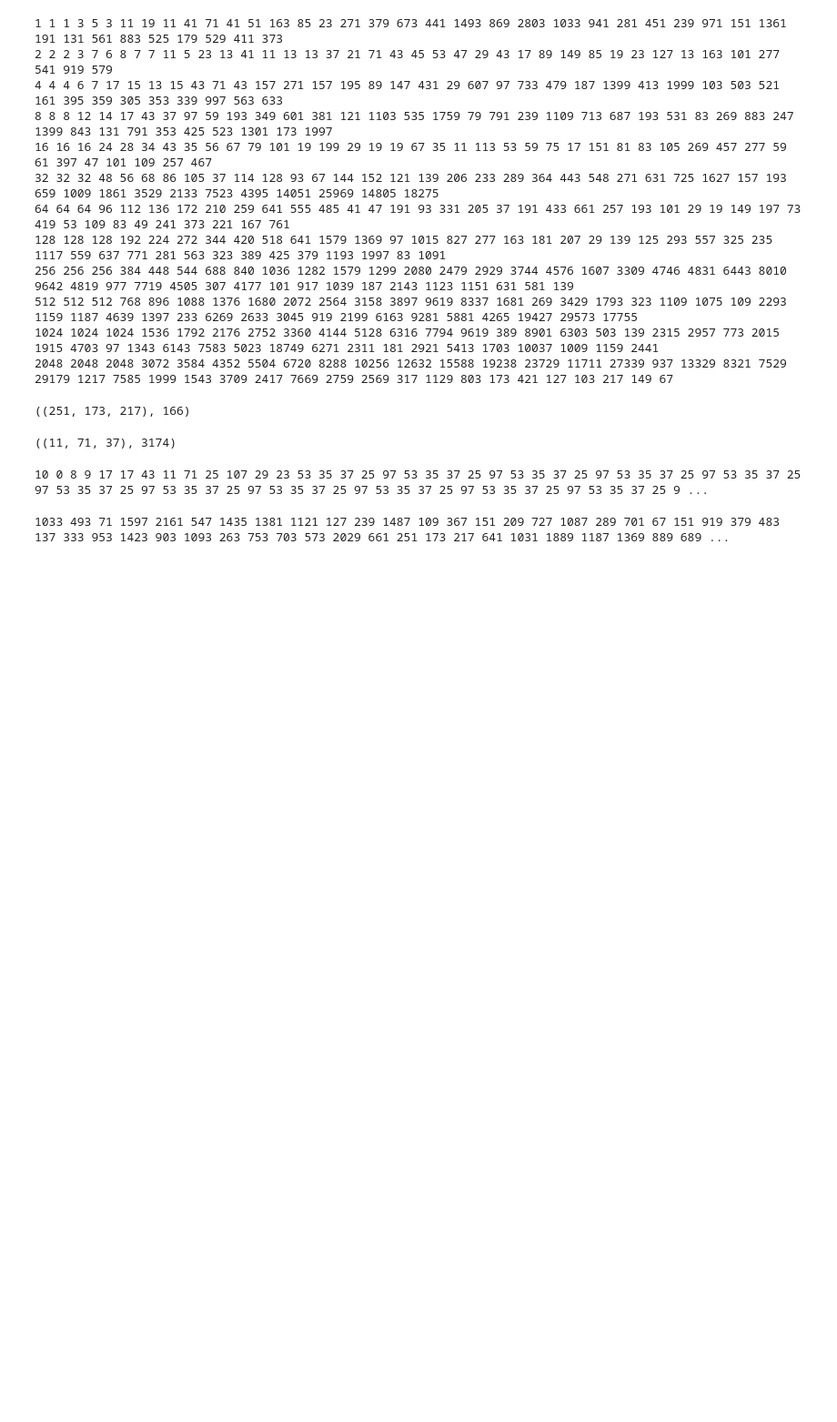
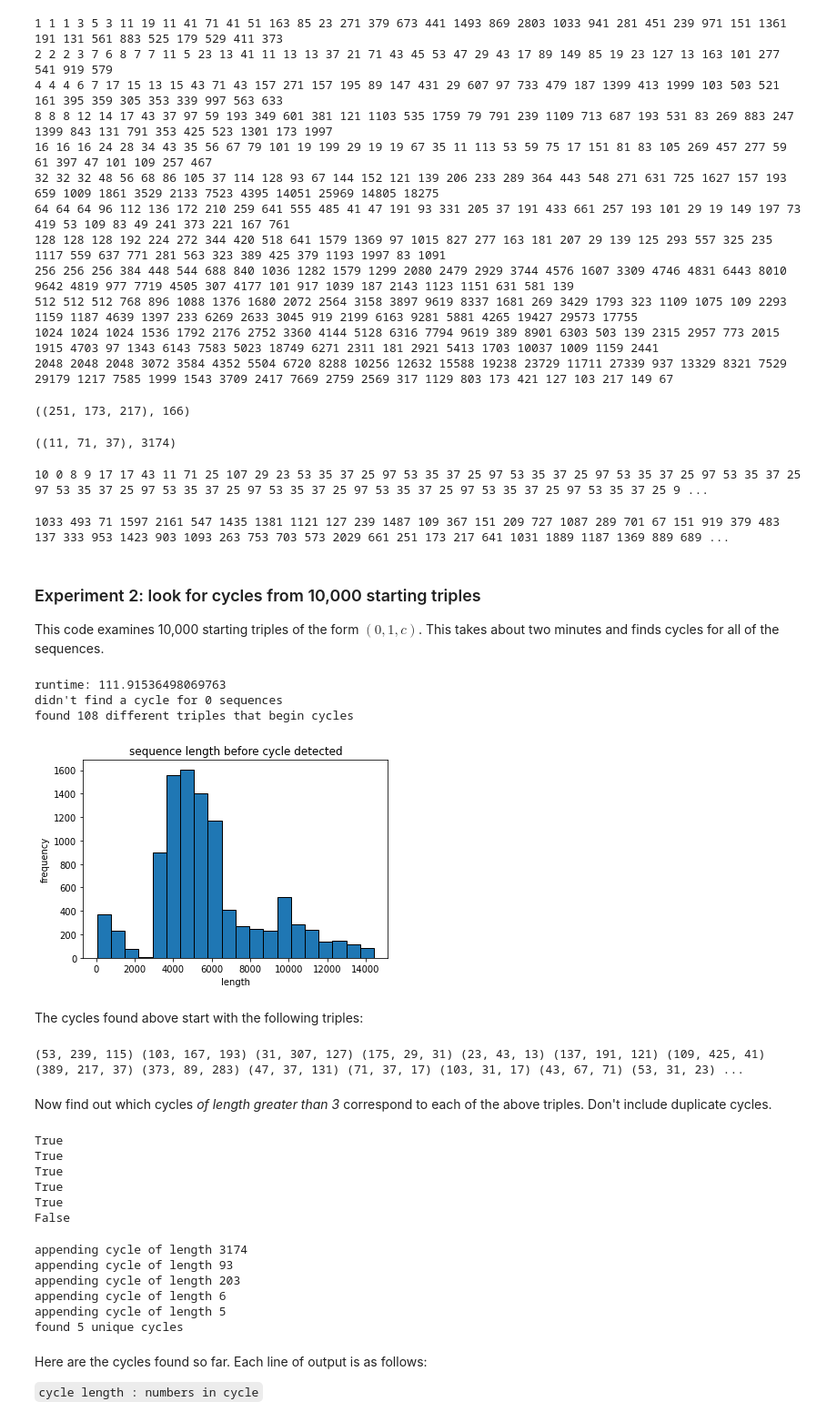
Before and after one commit to mlwright84/subtrib, a Jupyter notebook: Exploration_of_Subprime_Tribonacci_Sequences.ipynb, the cells around one changed output. Shown: that part at 91% size. Saved outputs shown, nothing was run; the diff lists cells and outputs as text; code cells hidden in the pictures; blank space fills up the shorter version.

```diff
--- a/Exploration_of_Subprime_Tribonacci_Sequences.ipynb
+++ b/Exploration_of_Subprime_Tribonacci_Sequences.ipynb
@@ -130,3 +140,45 @@ temp = subTribSeq(1033, 493, 71, 160)
 print(*temp)
 # %% [output]
 1033 493 71 1597 2161 547 1435 1381 1121 127 239 1487 109 367 151 209 727 1087 289 701 67 151 919 379 483 137 333 953 1423 903 1093 263 753 703 573 2029 661 251 173 217 641 1031 1889 1187 1369 889 689 ...
+# %% [markdown]
+### Experiment 2: look for cycles from 10,000 starting triples
+
+This code examines 10,000 starting triples of the form $(0, 1, c)$. This takes about two minutes and finds cycles for all of the sequences.
+# %%
+t0 = time.time()
+
+noCycle = 0         # count how many times we don't find a cycle
+lenList = []        # track the lengths of the sequences before we detect a cycle
+tripleSet = set()   # track the triples that begin each cycle
+
+for c in range(10000):
+  res = findSubTribCycle(0, 1, c, 100000)
+  if res == None:
+    noCycle += 1
+  else:
+    lenList.append(res[1])
+    tripleSet.add(res[0])
+
+t1 = time.time()
+
+print("runtime:", t1-t0)
+print(f"didn't find a cycle for {noCycle} sequences")
+print(f"found {len(tripleSet)} different triples that begin cycles")
+
+plt.hist(lenList, bins=20, alpha=1, linewidth=1, edgecolor='black')
+plt.title("sequence length before cycle detected")
+plt.xlabel("length")
+plt.ylabel("frequency");
+# %% [output]
+runtime: 111.91536498069763
+didn't find a cycle for 0 sequences
+found 108 different triples that begin cycles
+[figure, added]
+# %% [markdown]
+The cycles found above start with the following triples:
+# %%
+print(*tripleSet)
+# %% [output]
+(53, 239, 115) (103, 167, 193) (31, 307, 127) (175, 29, 31) (23, 43, 13) (137, 191, 121) (109, 425, 41) (389, 217, 37) (373, 89, 283) (47, 37, 131) (71, 37, 17) (103, 31, 17) (43, 67, 71) (53, 31, 23) ...
+# %% [markdown]
+Now find out which cycles _of length greater than 3_ correspond to each of the above triples. Don't include duplicate cycles.
@@ -132,0 +228,29 @@ print(*temp)
+# %%
+# testing
+print(appearsIn( (1, 2, 3), [1, 2, 3, 5, 6]) )
+print(appearsIn( (1, 2, 3), [4, 3, 1, 2, 3, 5, 6]) )
+print(appearsIn( (1, 2, 3), [3, 3, 2, 2, 3, 5, 6, 1, 2]) )
+print(appearsIn( (1, 2, 3), [2, 3, 3, 2, 2, 3, 5, 6, 1]) )
+print(appearsIn( (1, 2, 3), [4, 5, 3, 5, 1, 2, 3]) )
+print(appearsIn( (1, 2, 3), [4, 3, 3, 2, 3, 5, 6]) )
+# %% [output]
+True
+True
+True
+True
+True
+False
+# %%
+cycleList = findCyclesFromTriples(tripleSet)
+print(f"found {len(cycleList)} unique cycles")
+# %% [output]
+appending cycle of length 3174
+appending cycle of length 93
+appending cycle of length 203
+appending cycle of length 6
+appending cycle of length 5
+found 5 unique cycles
+# %% [markdown]
+Here are the cycles found so far. Each line of output is as follows:
+
+`cycle length : numbers in cycle`
```
Also changed, not shown: parts of 30 cells of this notebook.
